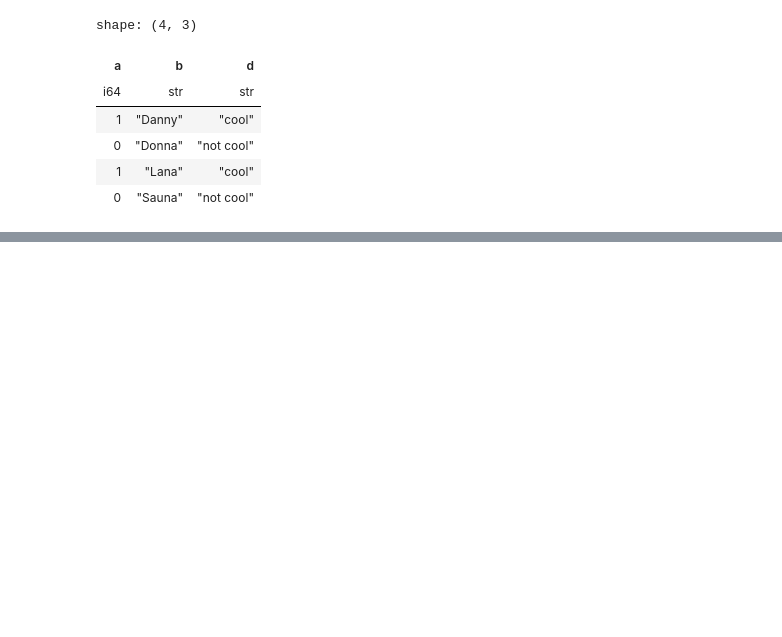
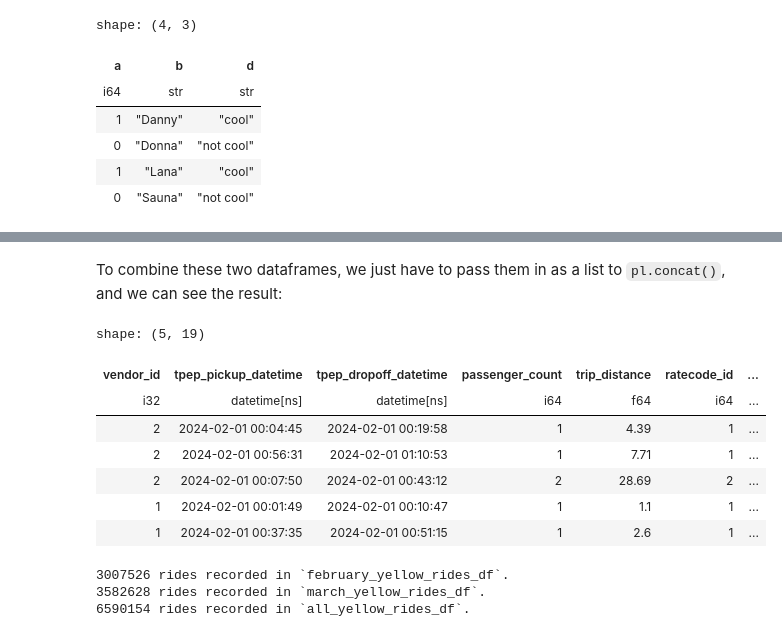
Before and after one commit to kalona/polars-for-data-science-oreilly-course, a Jupyter notebook: notebooks/6. Data Manipulation IV - Combining Data.ipynb, the cells around one changed output, grey strips where cells are left out. Cells and saved outputs as stored; diff of their text form; code cells hidden in the pictures; blank space fills up the shorter version.

```diff
--- a/notebooks/6. Data Manipulation IV - Combining Data.ipynb
+++ b/notebooks/6. Data Manipulation IV - Combining Data.ipynb
@@ -227,0 +292,23 @@ shape: (4, 3)
+# %% [markdown]
+To combine these two dataframes, we just have to pass them in as a list to `pl.concat()`, and we can see the result:
+# %%
+all_yellow_rides_df = pl.concat([
+    february_yellow_rides_df,
+    march_yellow_rides_df,
+])
+display(yellow_rides_df.head())
+print(f"{february_yellow_rides_df.shape[0]} rides recorded in `february_yellow_rides_df`.")
+print(f"{march_yellow_rides_df.shape[0]} rides recorded in `march_yellow_rides_df`.")
+print(f"{all_yellow_rides_df.shape[0]} rides recorded in `all_yellow_rides_df`.")
+# %% [output]
+shape: (5, 19)
+| vendor_id | tpep_pickup_datetime | tpep_dropoff_datetime | passenger_count | trip_distance | ratecode_id | ... |
+| i32 | datetime[ns] | datetime[ns] | i64 | f64 | i64 | ... |
+| 2 | 2024-02-01 00:04:45 | 2024-02-01 00:19:58 | 1 | 4.39 | 1 | ... |
+| 2 | 2024-02-01 00:56:31 | 2024-02-01 01:10:53 | 1 | 7.71 | 1 | ... |
+| 2 | 2024-02-01 00:07:50 | 2024-02-01 00:43:12 | 2 | 28.69 | 2 | ... |
+| 1 | 2024-02-01 00:01:49 | 2024-02-01 00:10:47 | 1 | 1.1 | 1 | ... |
+| 1 | 2024-02-01 00:37:35 | 2024-02-01 00:51:15 | 1 | 2.6 | 1 | ... |
+3007526 rides recorded in `february_yellow_rides_df`.
+3582628 rides recorded in `march_yellow_rides_df`.
+6590154 rides recorded in `all_yellow_rides_df`.
```
Also changed, not shown: parts of 32 cells of this notebook.
